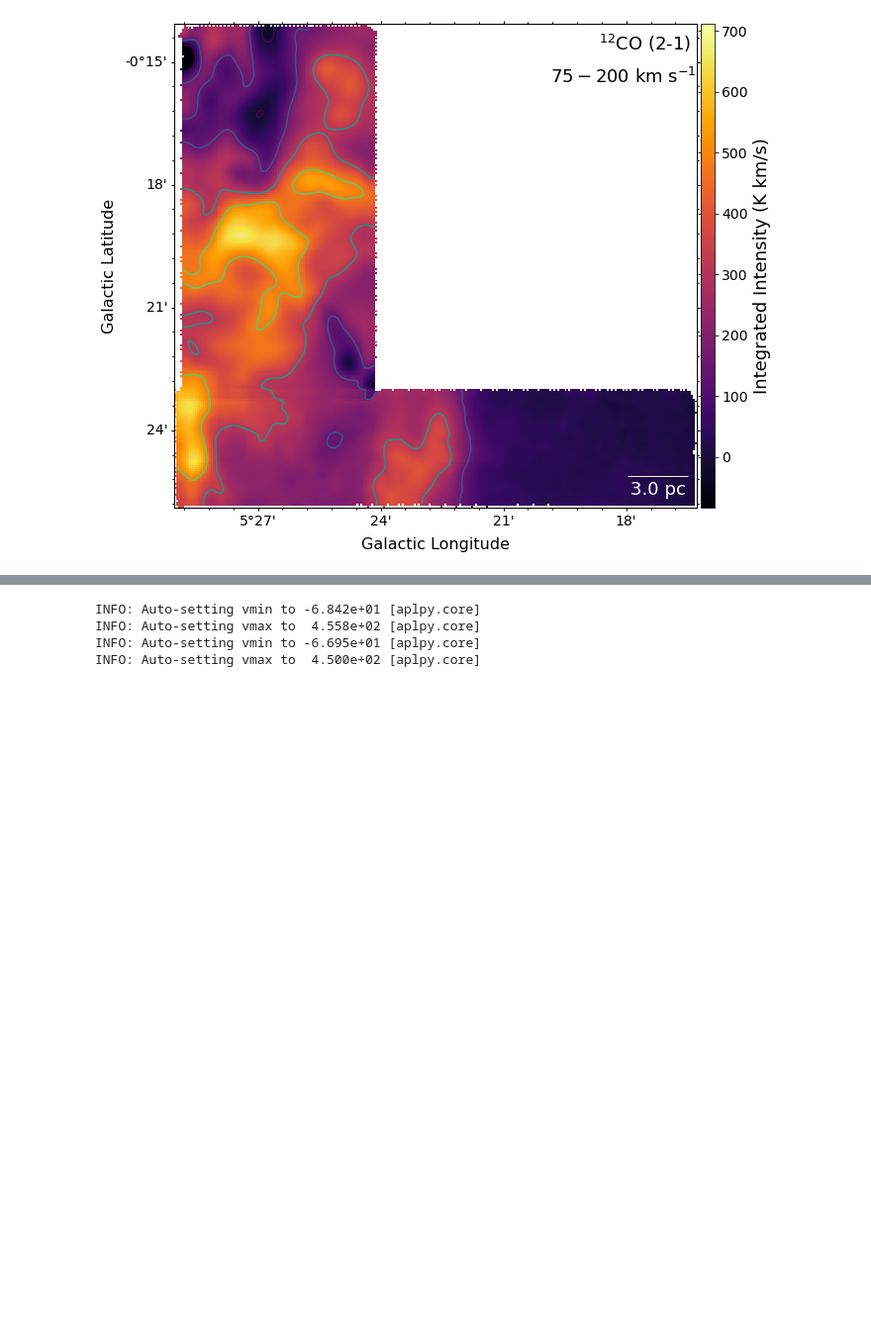
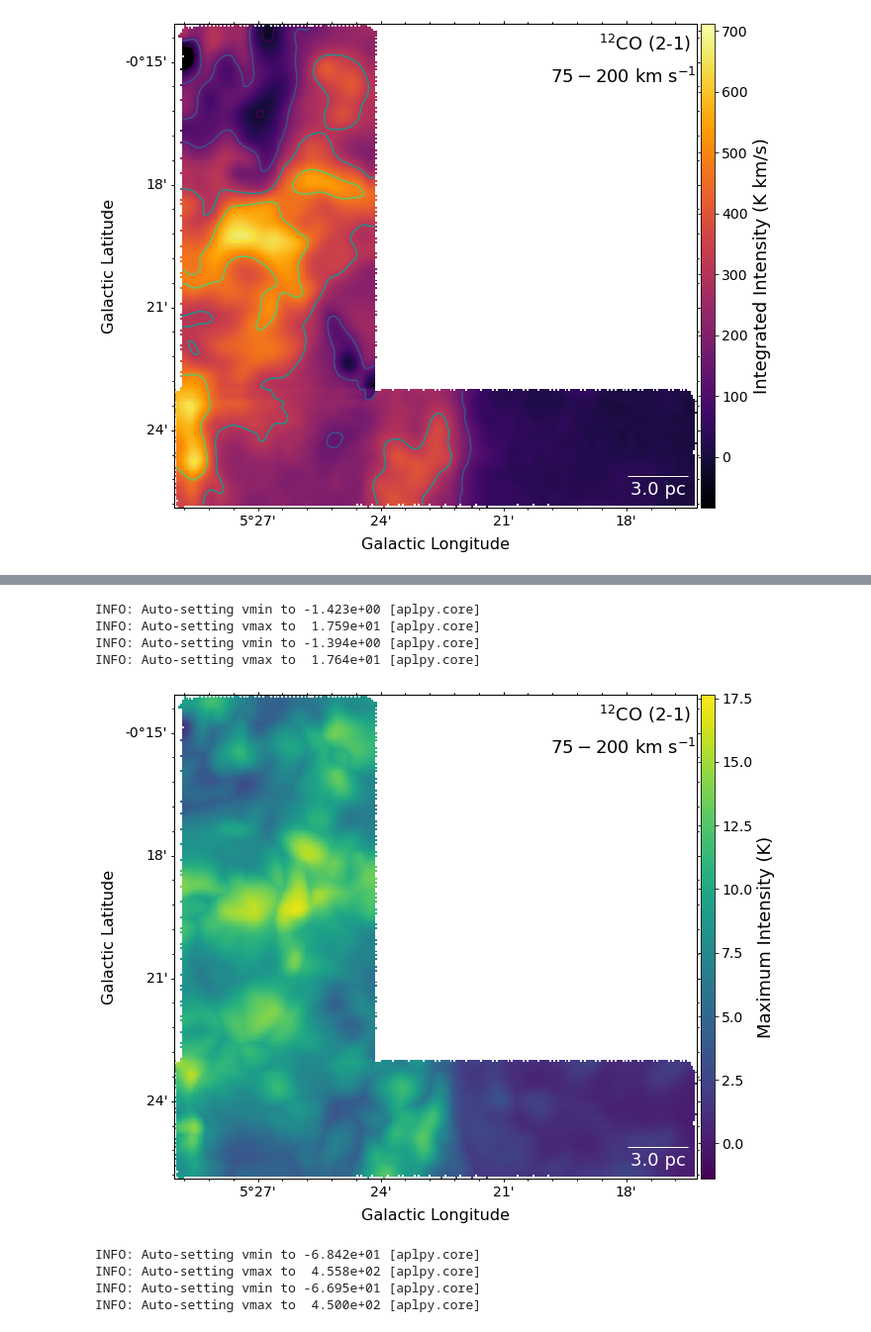
Before and after one commit to SpacialTree/clouds-g5-b1, a Jupyter notebook: NewMomentMaps.ipynb, the cells around one changed output, grey strips where cells are left out. Shown at 99% size. Cells and saved outputs as stored; diff of their text form; code cells hidden in the pictures; blank space fills up the shorter version.

```diff
--- a/NewMomentMaps.ipynb
+++ b/NewMomentMaps.ipynb
@@ -191,3 +197,19 @@ INFO: Auto-setting vmin to -8.383e+01 [aplpy.core]
 INFO: Auto-setting vmax to  7.114e+02 [aplpy.core]
 INFO: Auto-setting resolution to 37.2333 dpi [aplpy.core]
 [figure]
+# %%
+cube17a_max = cube_17a.with_mask(mask_17a).max(axis=0)
+cube17a_max.quicklook()
+cube17a_max.FITSFigure.show_colorscale(cmap='viridis')
+cube17a_max.FITSFigure.colorbar.set_axis_label_text('Maximum Intensity (K)')
+#cube17a_max.FITSFigure.show_contour(cube17a_0.hdu, returnlevels=True)
+cube17a_max.FITSFigure.colorbar.set_axis_label_font(size=18)
+cube17a_max.FITSFigure.colorbar.set_font(size=14)
+cube17a_max.FITSFigure.axis_labels.set_font(size=16)
+cube17a_max.FITSFigure.tick_labels.set_font(size=14)
+cube17a_max.FITSFigure.add_label(0.9, 0.96, "$^{12}$CO (2-1)", relative=True, size=18)
+cube17a_max.FITSFigure.add_label(0.86, 0.89, "$75-200$ km s$^{-1}$", relative=True, size=18)
+cube17a_max.FITSFigure.add_scalebar(ang, color='white', size=18)
+cube17a_max.FITSFigure.scalebar.set_label(m)
+#cube17a_0.FITSFigure.savefig('/orange/adamginsburg/cmz/g5/code/plots/mom0_G5a_17-new.pdf')
+# %% [output]
@@ -194,3 +217,8 @@ INFO: Auto-setting resolution to 37.2333 dpi [aplpy.core]
+INFO: Auto-setting vmin to -1.423e+00 [aplpy.core]
+INFO: Auto-setting vmax to  1.759e+01 [aplpy.core]
+INFO: Auto-setting vmin to -1.394e+00 [aplpy.core]
+INFO: Auto-setting vmax to  1.764e+01 [aplpy.core]
+[figure, added]
 # %%
 cube17b_0 = cube_17b.with_mask(mask_17b).moment0()
 cube17b_0.quicklook()
```
Also changed, not shown: parts of 9 cells of this notebook, 5 other files.
